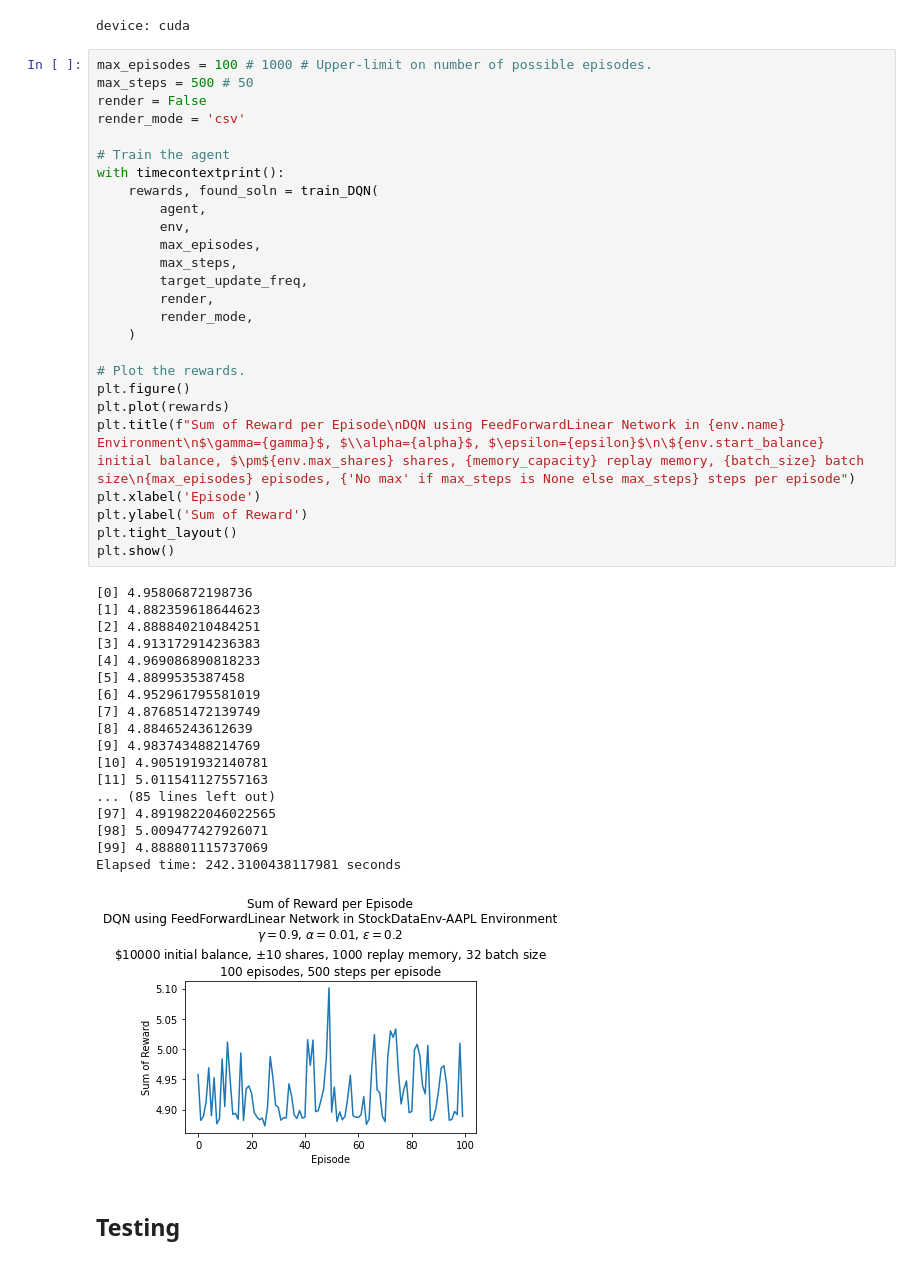
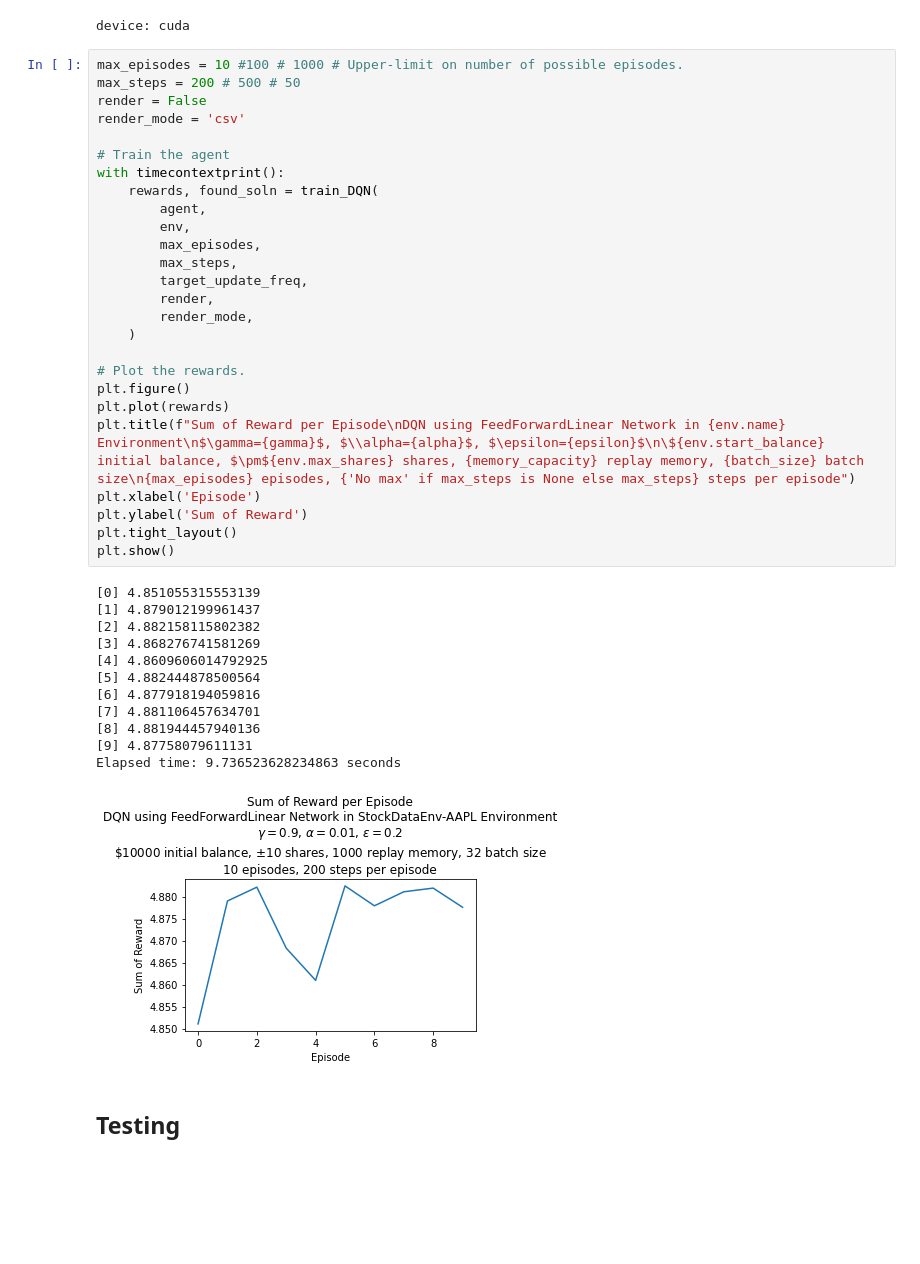
Before and after one commit to zanderman/smart-stock-rl, a Jupyter notebook: jupyter/experiments_dqn.ipynb, the cells around one changed output. Cells and saved outputs as stored; diff of their text form; blank space fills up the shorter version.

```diff
--- a/jupyter/experiments_dqn.ipynb
+++ b/jupyter/experiments_dqn.ipynb
@@ -266,50 +270,44 @@ agent = ss.algorithms.deepq.dqn.DQN(
 # %% [output]
 device: cuda
 # %%
-max_episodes = 100 # 1000 # Upper-limit on number of possible episodes.
-max_steps = 500 # 50
+max_episodes = 10 #100 # 1000 # Upper-limit on number of possible episodes.
+max_steps = 200 # 500 # 50
 render = False
 render_mode = 'csv'
 
 # Train the agent
 with timecontextprint():
     rewards, found_soln = train_DQN(
         agent,
         env,
         max_episodes,
         max_steps,
         target_update_freq,
         render,
         render_mode,
     )
 
 # Plot the rewards.
 plt.figure()
 plt.plot(rewards)
 plt.title(f"Sum of Reward per Episode\nDQN using FeedForwardLinear Network in {env.name} Environment\n$\gamma={gamma}$, $\\alpha={alpha}$, $\epsilon={epsilon}$\n\${env.start_balance} initial balance, $\pm${env.max_shares} shares, {memory_capacity} replay memory, {batch_size} batch size\n{max_episodes} episodes, {'No max' if max_steps is None else max_steps} steps per episode")
 plt.xlabel('Episode')
 plt.ylabel('Sum of Reward')
 plt.tight_layout()
 plt.show()
 # %% [output]
-[0] 4.95806872198736
-[1] 4.882359618644623
-[2] 4.888840210484251
-[3] 4.913172914236383
-[4] 4.969086890818233
-[5] 4.8899535387458
-[6] 4.952961795581019
-[7] 4.876851472139749
-[8] 4.88465243612639
-[9] 4.983743488214769
-[10] 4.905191932140781
-[11] 5.011541127557163
-... (85 lines left out)
-[97] 4.8919822046022565
-[98] 5.009477427926071
-[99] 4.888801115737069
-Elapsed time: 242.3100438117981 seconds
+[0] 4.851055315553139
+[1] 4.879012199961437
+[2] 4.882158115802382
+[3] 4.868276741581269
+[4] 4.8609606014792925
+[5] 4.882444878500564
+[6] 4.877918194059816
+[7] 4.881106457634701
+[8] 4.881944457940136
+[9] 4.87758079611131
+Elapsed time: 9.736523628234863 seconds
-[figure, old version]
+[figure, new version]
 # %% [markdown]
 ## Testing
 # %%
```
Also changed, not shown: parts of 7 cells of this notebook, 1 other file.
